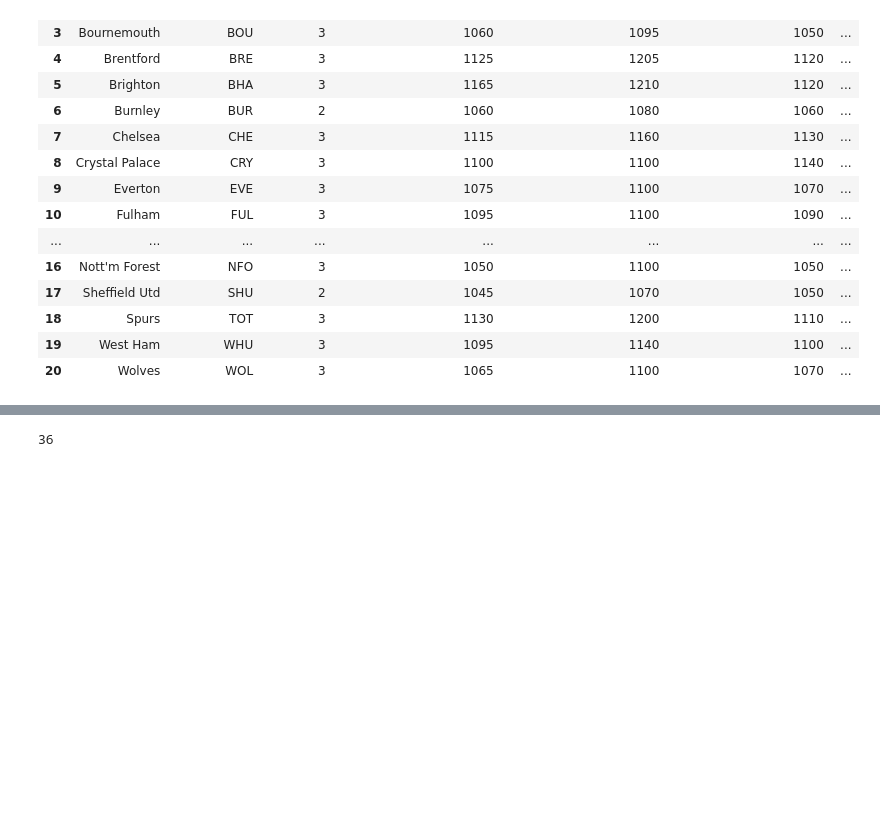
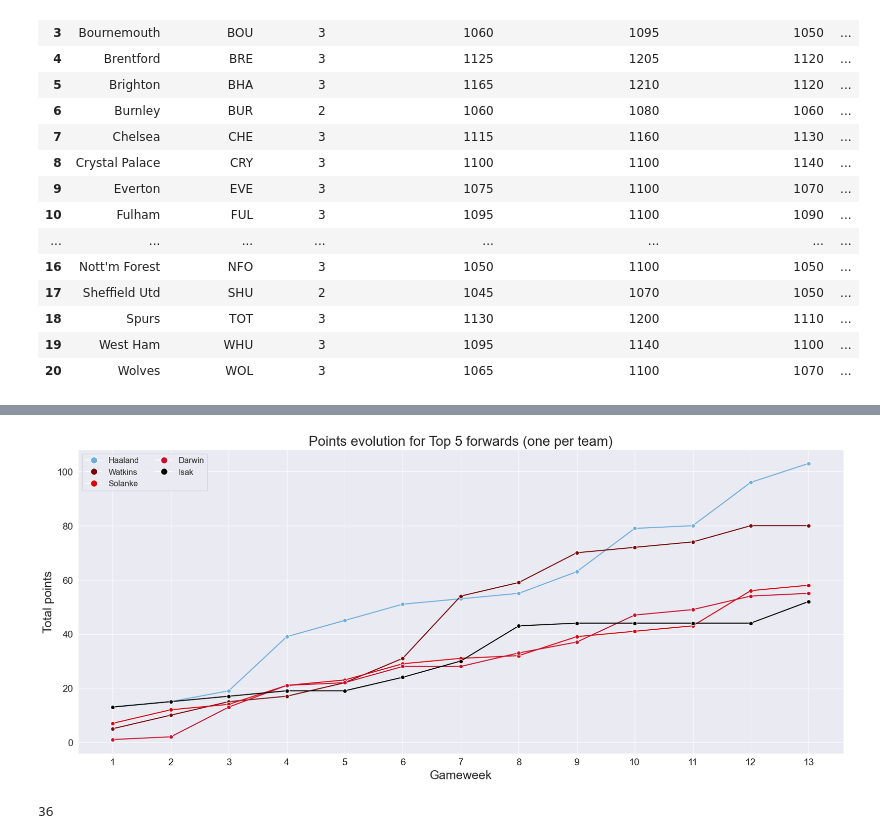
Before and after one commit to JedrzejSarna/fpl_analysis, a Jupyter notebook: _00_testing.ipynb, the cells around one changed output, grey strips where cells are left out. Drawn from its saved outputs; the diff is of its cells as text; code cells hidden in the pictures; blank space fills up the shorter version.

```diff
--- a/_00_testing.ipynb
+++ b/_00_testing.ipynb
@@ -51,3 +59,7 @@ datasets.teams_dataset
+# %%
+plots.pointplot_top5_forward_points(datasets.df_top5_forward_pts())
+# %% [output]
+[figure, added]
 # %%
 datasets.get_player_id("Cash")
 # %% [output]
```
Also changed, not shown: parts of 3 cells of this notebook, 3 other files.
